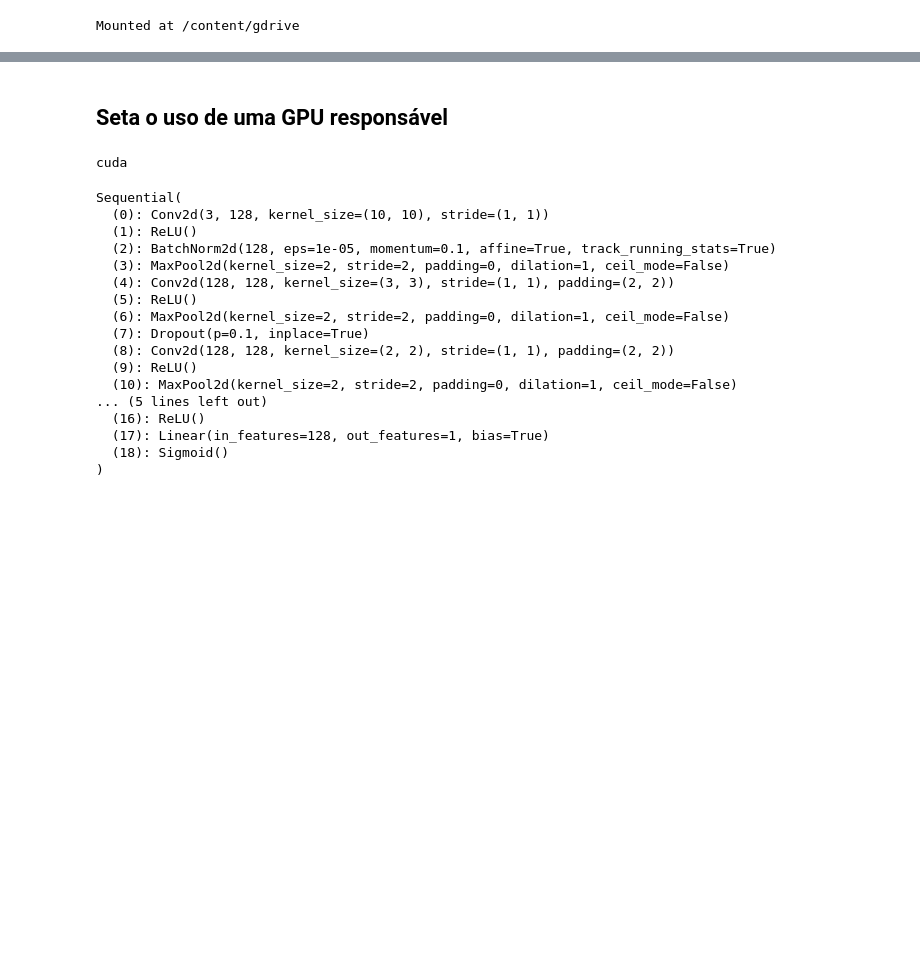
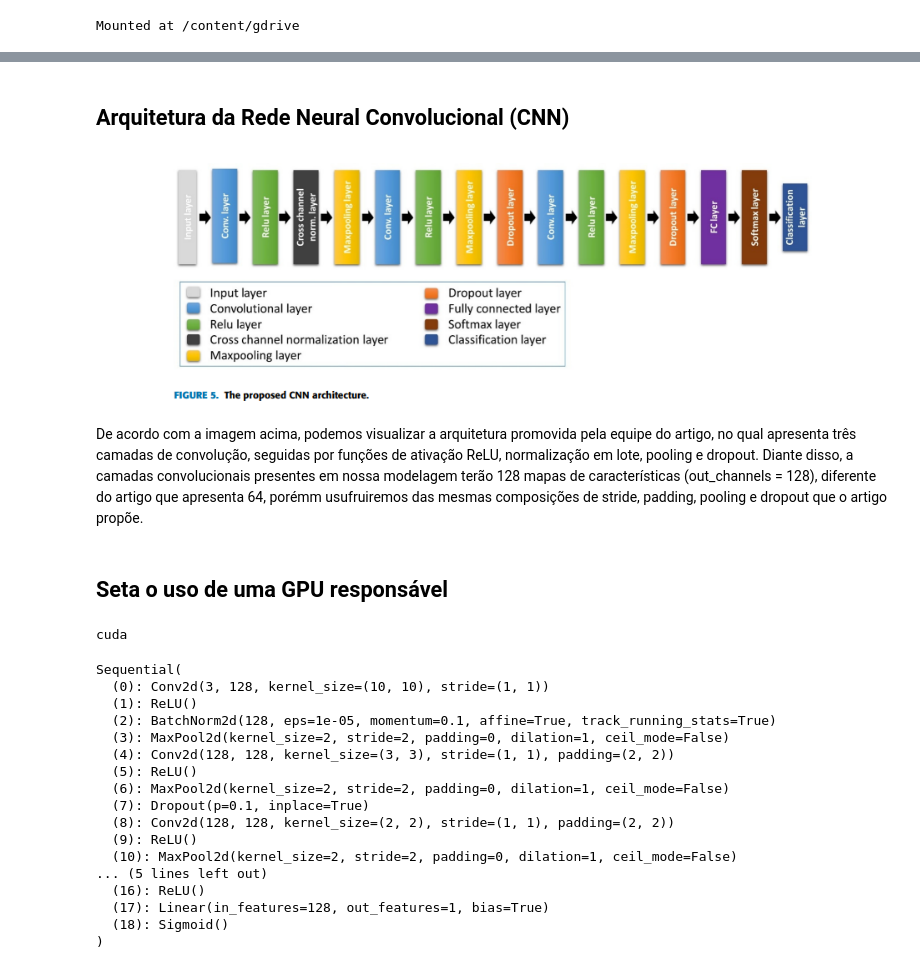
Before and after one commit to wander-asb/MRI_CLASSIFICATION, a Jupyter notebook: MRI_BINARY_CLASSIFICATION.ipynb, the cells around one changed output, grey strips where cells are left out. Drawn from its saved outputs; the diff is of its cells as text; code cells hidden in the pictures; blank space fills up the shorter version.

```diff
--- a/MRI_BINARY_CLASSIFICATION.ipynb
+++ b/MRI_BINARY_CLASSIFICATION.ipynb
@@ -87,6 +97,17 @@ Transform: Compose(
 # %%
 train_loader = torch.utils.data.DataLoader(train_dataset, batch_size = 32, shuffle=True)
 test_loader = torch.utils.data.DataLoader(test_dataset, batch_size = 32, shuffle=True)
+# %% [markdown]
+## Arquitetura da Rede Neural Convolucional (CNN)
+# %%
+#Exemplo de arquitetura CNN
+url = '/content/gdrive/MyDrive/MRI_TUMOR_CNN/Images/multi-classification architecture CNN.png'
+img = io.imread(url)
+cv2_imshow(cv.cvtColor(img, cv.COLOR_BGR2RGB))
+# %% [output]
+[figure, added]
+# %% [markdown]
+De acordo com a imagem acima, podemos visualizar a arquitetura promovida pela equipe do artigo, no qual apresenta três camadas de convolução, seguidas por funções de ativação ReLU, normalização em lote, pooling e dropout. Diante disso, a camadas convolucionais presentes em nossa modelagem terão 128 mapas de características (out_channels = 128), diferente do artigo que apresenta 64, porémm usufruiremos das mesmas composições de stride, padding, pooling e dropout que o artigo propõe.
 # %%
 classificador = nn.Sequential(
 
```
Also changed, not shown: parts of 16 cells of this notebook.
